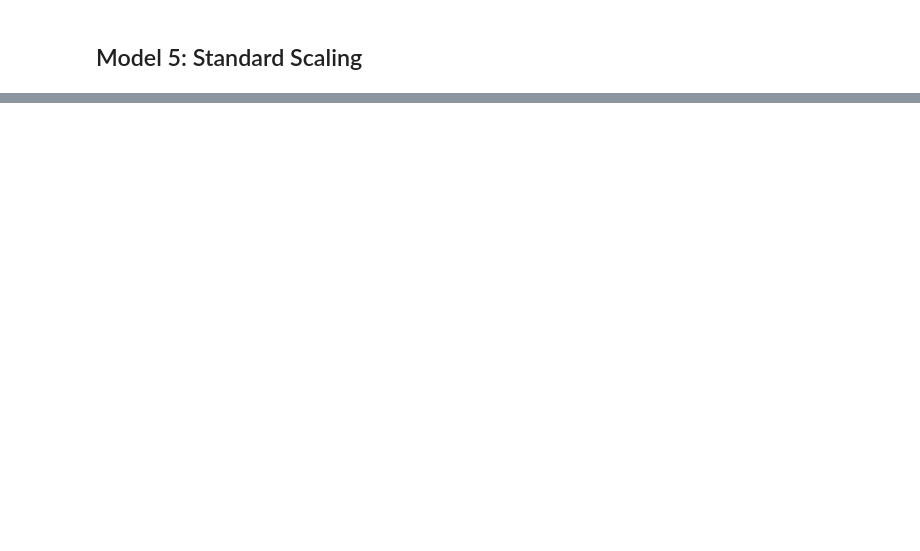
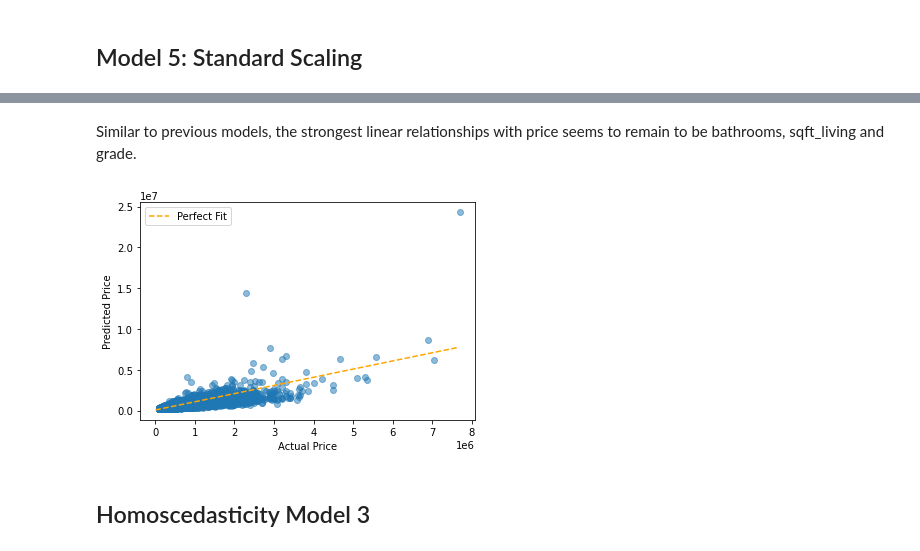
Before and after one commit to emilykmarsh/Henbart-LLC-House-Features-Statistical-Analysis, a Jupyter notebook: student.ipynb, the cells around one changed output, grey strips where cells are left out. Drawn from its saved outputs; the diff is of its cells as text; code cells hidden in the pictures; blank space fills up the shorter version.

```diff
--- a/student.ipynb
+++ b/student.ipynb
@@ -1128,0 +1168,16 @@ sns.pairplot(df5)
+# %% [markdown]
+Similar to previous models, the strongest linear relationships with price seems to remain to be bathrooms, sqft_living and grade.
+# %%
+predicted_values = model3.fittedvalues
+fig, ax = plt.subplots(sharex=True,sharey=True)
+
+perfect_line = np.arange(np.exp(df3['price']).min(), np.exp(df3['price']).max())
+ax.scatter(np.exp(df3['price']), np.exp(predicted_values), alpha=0.5)
+ax.plot(perfect_line, linestyle="--", color="orange", label="Perfect Fit")
+ax.set_xlabel("Actual Price")
+ax.set_ylabel("Predicted Price")
+ax.legend();
+# %% [output]
+[figure, added]
+# %% [markdown]
+## Homoscedasticity Model 3
```
Also changed, not shown: parts of 79 cells of this notebook.
